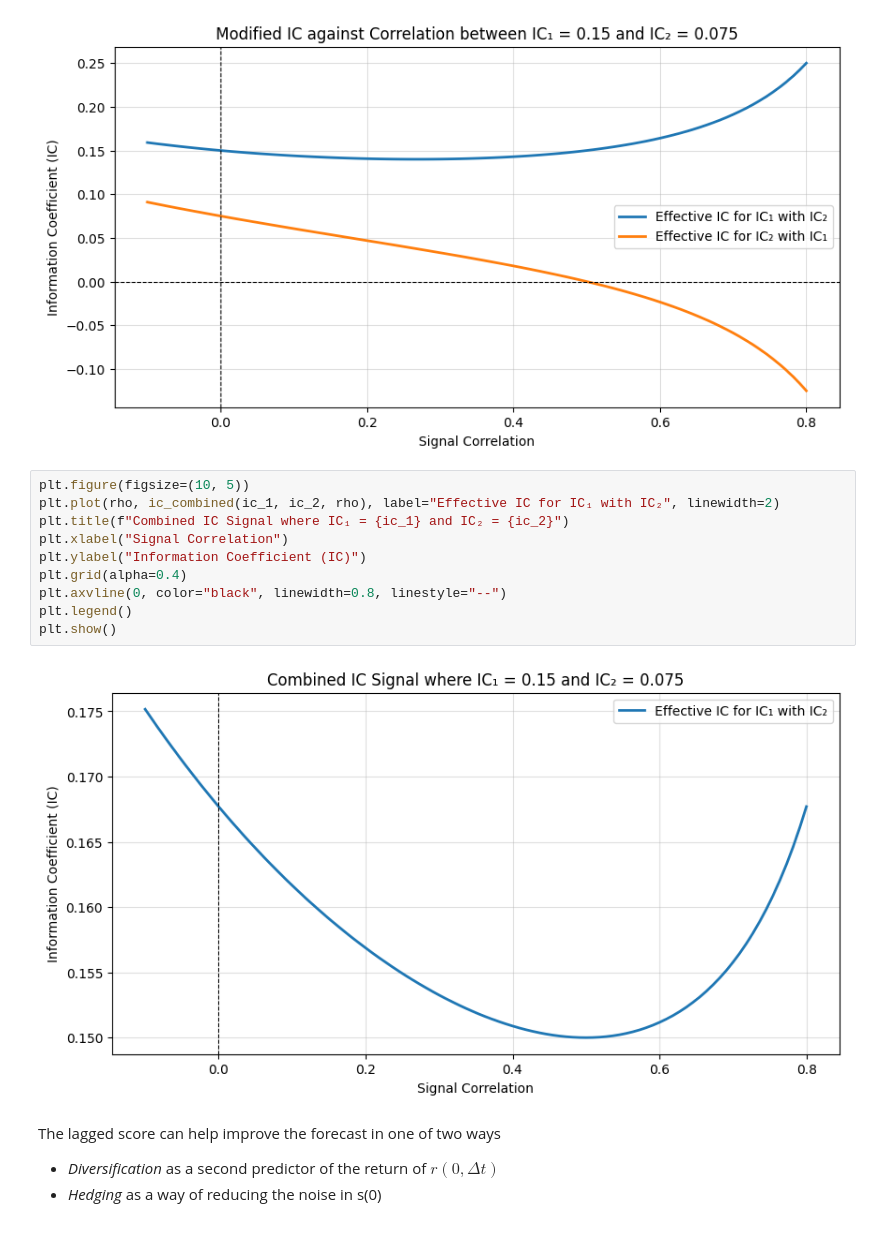
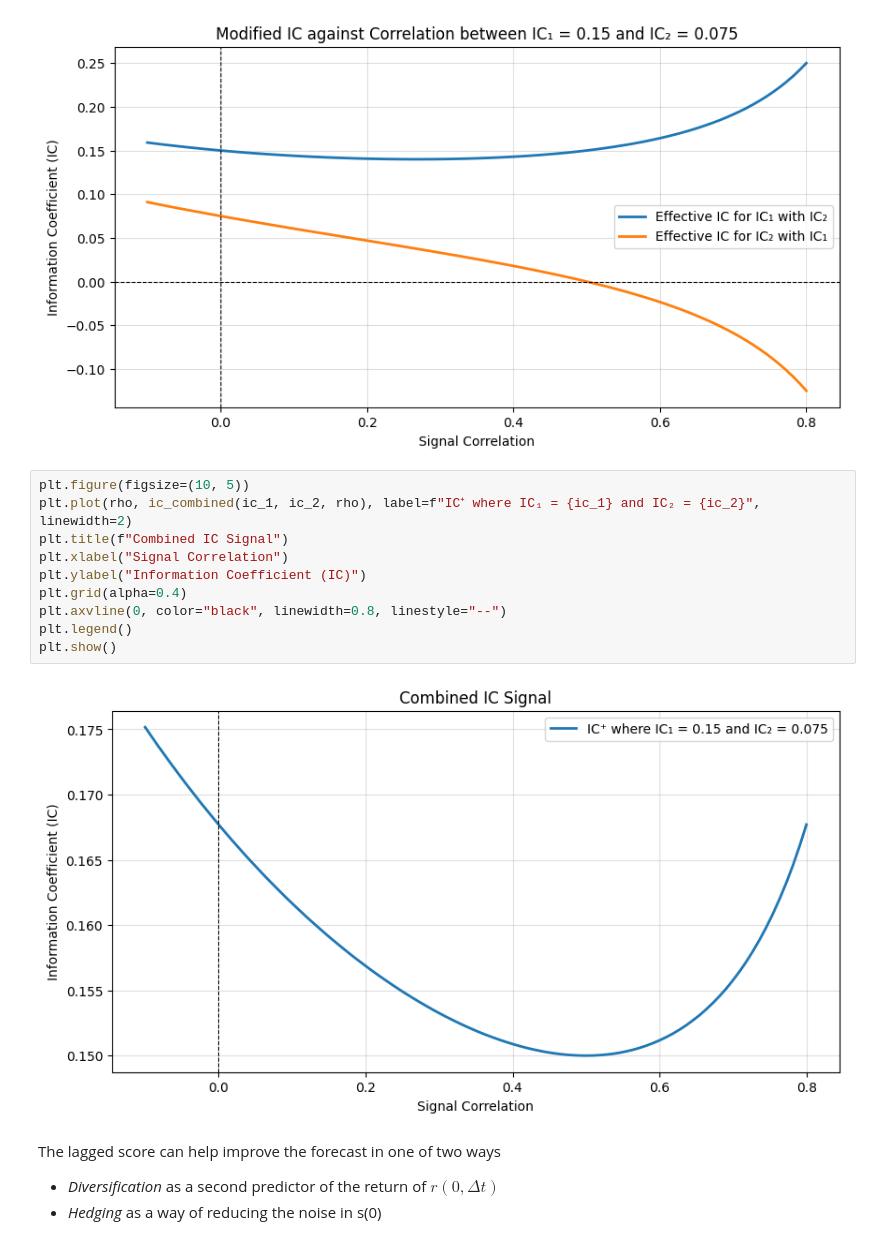
Before and after one commit to joelmarsden/Active-Portfolio-Management-Notes, a Jupyter notebook: Chapter 13, Information Horizon.ipynb, the cells around one changed output. Saved outputs shown, nothing was run; the diff lists cells and outputs as text.

```diff
--- a/Chapter 13, Information Horizon.ipynb
+++ b/Chapter 13, Information Horizon.ipynb
@@ -127,16 +127,16 @@ plt.show()
 [figure]
 # %%
 plt.figure(figsize=(10, 5))
-plt.plot(rho, ic_combined(ic_1, ic_2, rho), label="Effective IC for IC₁ with IC₂", linewidth=2)
-plt.title(f"Combined IC Signal where IC₁ = {ic_1} and IC₂ = {ic_2}")
+plt.plot(rho, ic_combined(ic_1, ic_2, rho), label=f"IC⁺ where IC₁ = {ic_1} and IC₂ = {ic_2}", linewidth=2)
+plt.title(f"Combined IC Signal")
 plt.xlabel("Signal Correlation")
 plt.ylabel("Information Coefficient (IC)")
 plt.grid(alpha=0.4)
 plt.axvline(0, color="black", linewidth=0.8, linestyle="--")
 plt.legend()
 plt.show()
 # %% [output]
-[figure, old version]
+[figure, new version]
 # %% [markdown]
 The lagged score can help improve the forecast in one of two ways
 
```
Also changed, not shown: parts of 6 cells of this notebook, 1 other file.
